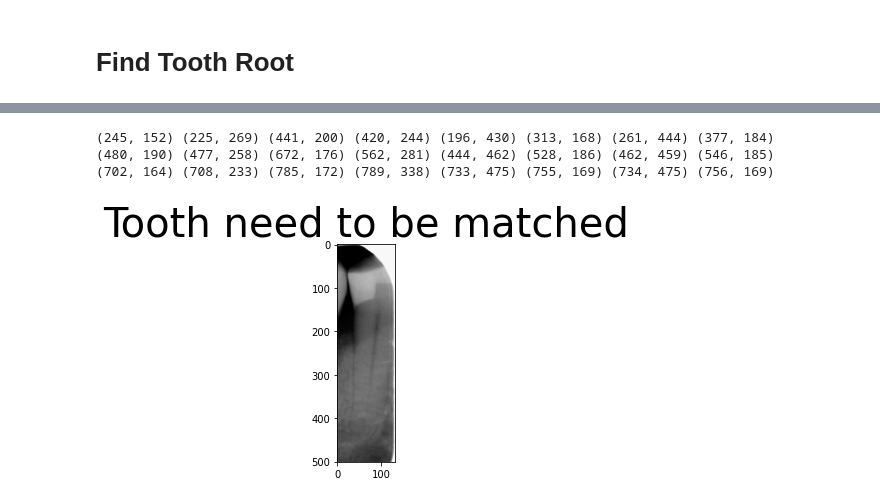
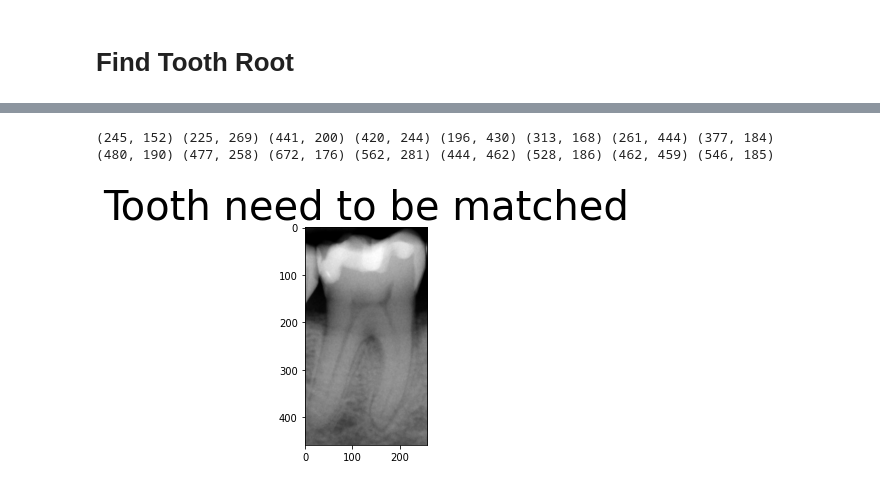
Before and after one commit to tanjidakabir/TK_Tooth_Number_Code, a Jupyter notebook: extract_individual_tooth_peri.ipynb, the cells around one changed output, grey strips where cells are left out. Drawn from its saved outputs; the diff is of its cells as text; code cells hidden in the pictures.

```diff
--- a/extract_individual_tooth_peri.ipynb
+++ b/extract_individual_tooth_peri.ipynb
@@ -291,32 +289,31 @@ time: 3.27 ms (started: 2022-07-04 00:38:00 +00:00)
 # %%
 tooth_dictionary = tooth_extract(img_tooth, img_cej, img_bone_area)
 
 
 
 
 i = 0
 for key, value in tooth_dictionary.items():
 
 
     pointA = tooth_dictionary[key][0][1][0]
     pointB = tooth_dictionary[key][1][1][0]
     pointC = tooth_dictionary[key][0][1][1]
     pointD = tooth_dictionary[key][1][1][1]
     pointE = tooth_dictionary[key][4][1][0]
     pointF = tooth_dictionary[key][6][1]
     pointG = tooth_dictionary[key][4][1][1]
     pointH = tooth_dictionary[key][6][2]
     print(pointA, pointB, pointC, pointD, pointE, pointF, pointG,pointH)
 
     template_peri_to_match = image[pointA[1]-150:pointG[1]+40,pointB[0]-40:pointH[0]+150]
     plt.title("Tooth need to be matched" , fontsize = 40)
-    plt.imsave('sample_images/extracted_peri_images/s3.png', template_peri_to_match, cmap='gray')
+    plt.imsave('sample_images/extracted_peri_images/s2.png', template_peri_to_match, cmap='gray')
     plt.imshow(template_peri_to_match, cmap='gray')
     i+=1
-    if i==3:
+    if i==2:
         break
 # %% [output]
 (245, 152) (225, 269) (441, 200) (420, 244) (196, 430) (313, 168) (261, 444) (377, 184)
 (480, 190) (477, 258) (672, 176) (562, 281) (444, 462) (528, 186) (462, 459) (546, 185)
-(702, 164) (708, 233) (785, 172) (789, 338) (733, 475) (755, 169) (734, 475) (756, 169)
-[figure, old version]
+[figure, new version]
```
Also changed, not shown: parts of 6 cells of this notebook.
